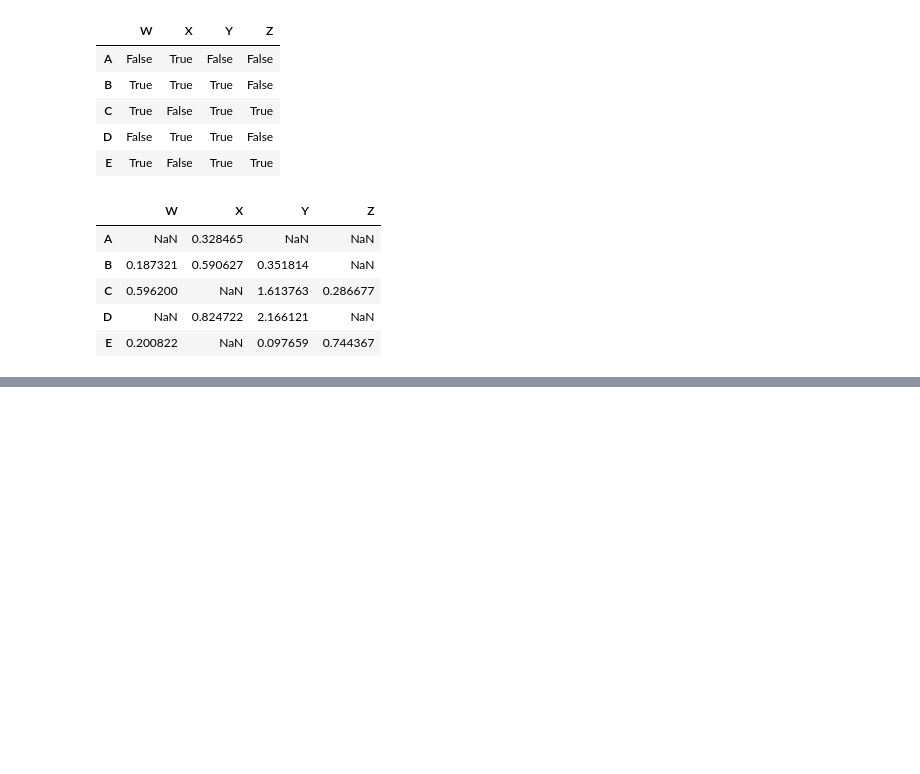
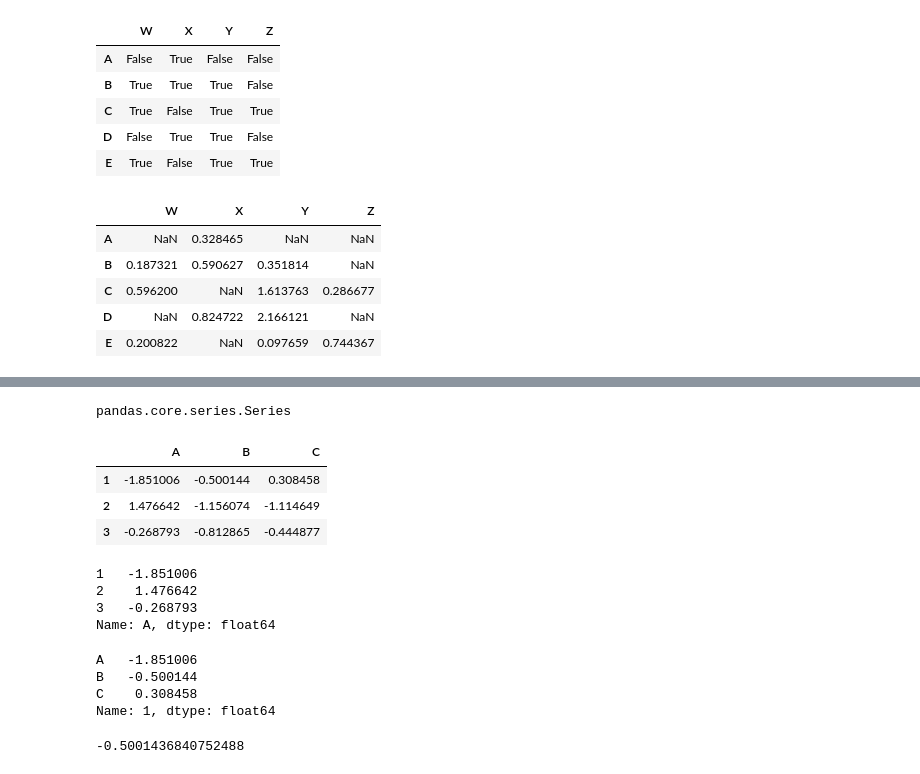
Before and after one commit to chartbuster/SIG-Data-Science, a Jupyter notebook: Week Two Notes.ipynb, the cells around one changed output, grey strips where cells are left out. Drawn from its saved outputs; the diff is of its cells as text; code cells hidden in the pictures; blank space fills up the shorter version.

Commit message:
updated pandas

```diff
--- a/Week Two Notes.ipynb
+++ b/Week Two Notes.ipynb
@@ -453,0 +533,29 @@ df[df > 0]
+# %%
+type(df['A'])
+# %% [output]
+pandas.core.series.Series
+# %%
+df.loc['G1']
+# %% [output]
+|  | A | B | C |
+| 1 | -1.851006 | -0.500144 | 0.308458 |
+| 2 | 1.476642 | -1.156074 | -1.114649 |
+| 3 | -0.268793 | -0.812865 | -0.444877 |
+# %%
+df.loc['G1']['A']
+# %% [output]
+1   -1.851006
+2    1.476642
+3   -0.268793
+Name: A, dtype: float64
+# %%
+df.loc['G1'].loc[1]
+# %% [output]
+A   -1.851006
+B   -0.500144
+C    0.308458
+Name: 1, dtype: float64
+# %%
+df.loc['G1'].loc[1]['B']
+# %% [output]
+-0.5001436840752488
```
Also changed, not shown: parts of 17 cells of this notebook.
